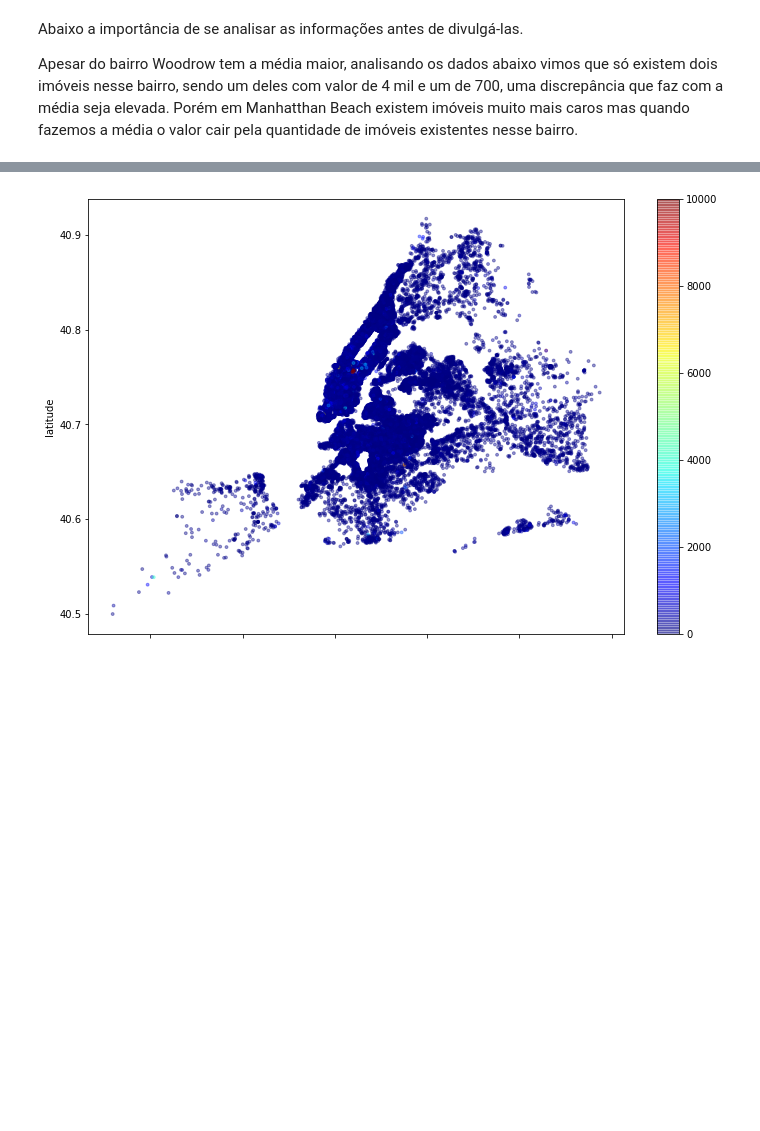
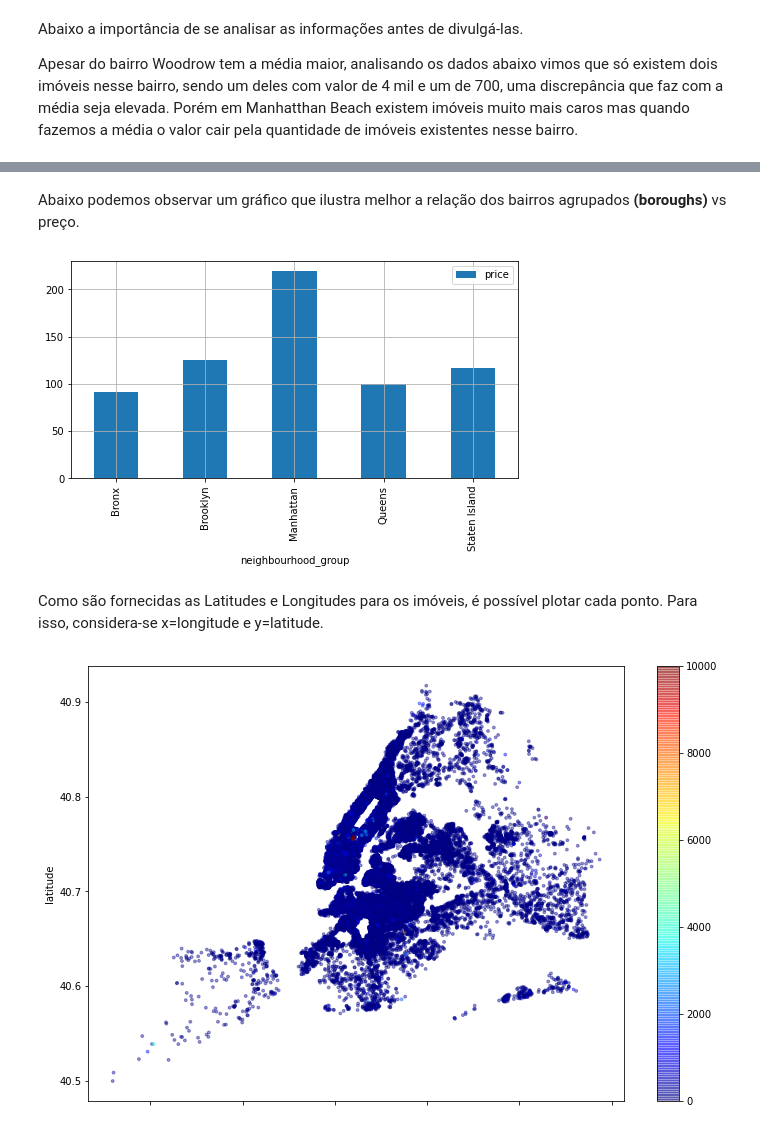
Before and after one commit to MarceloCaram/DataSciencePython, a Jupyter notebook: Analisando_os_Dados_do_Airbnb_New_York.ipynb, the cells around one changed output, grey strips where cells are left out. Saved outputs shown, nothing was run; the diff lists cells and outputs as text; code cells hidden in the pictures; blank space fills up the shorter version.

```diff
--- a/Analisando_os_Dados_do_Airbnb_New_York.ipynb
+++ b/Analisando_os_Dados_do_Airbnb_New_York.ipynb
@@ -249,3 +304,12 @@ df[df.neighbourhood == "Woodrow"]
+# %% [markdown]
+Abaixo podemos  observar um gráfico que ilustra melhor a relação dos bairros agrupados **(boroughs)** vs preço.
+# %%
+agrup = df[['neighbourhood_group', 'price']].groupby(['neighbourhood_group']).mean()
+agrup.plot(kind="bar", grid=True, figsize=(8,4));
+# %% [output]
+[figure, added]
+# %% [markdown]
+Como são fornecidas as Latitudes e Longitudes para os imóveis, é possível plotar cada ponto. Para isso, considera-se x=longitude e y=latitude.
 # %%
 # plotar os imóveis pela latitude-longitude
 df.plot(kind="scatter", x='longitude', y='latitude', alpha=0.4, c=df['price'], s=8,
```
Also changed, not shown: parts of 14 cells of this notebook.
